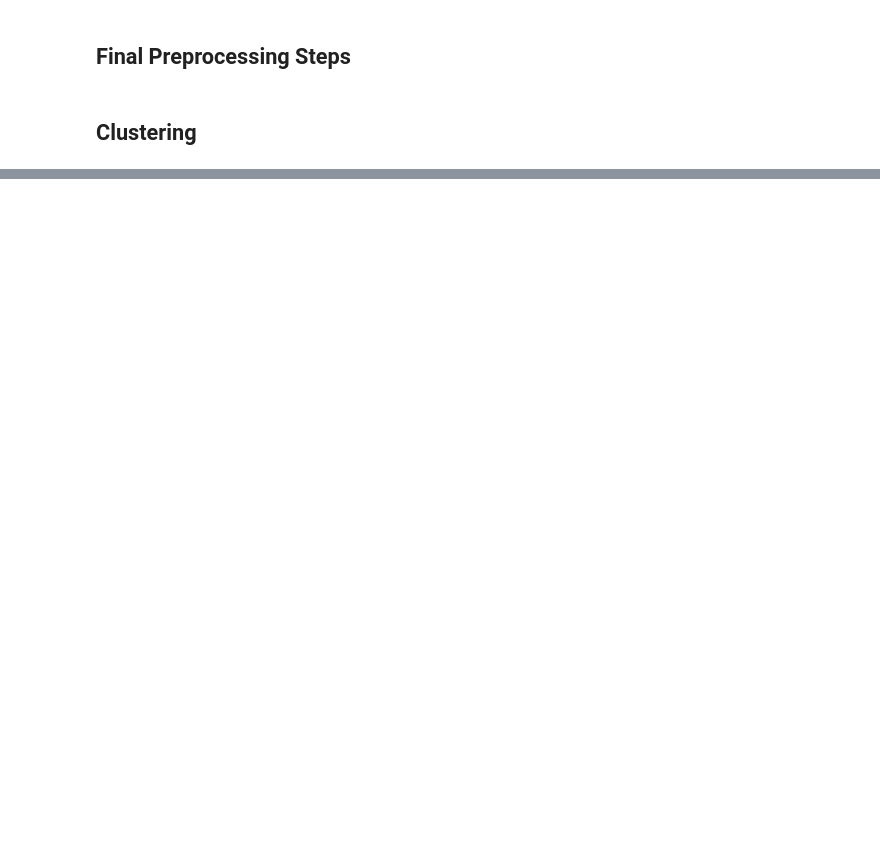
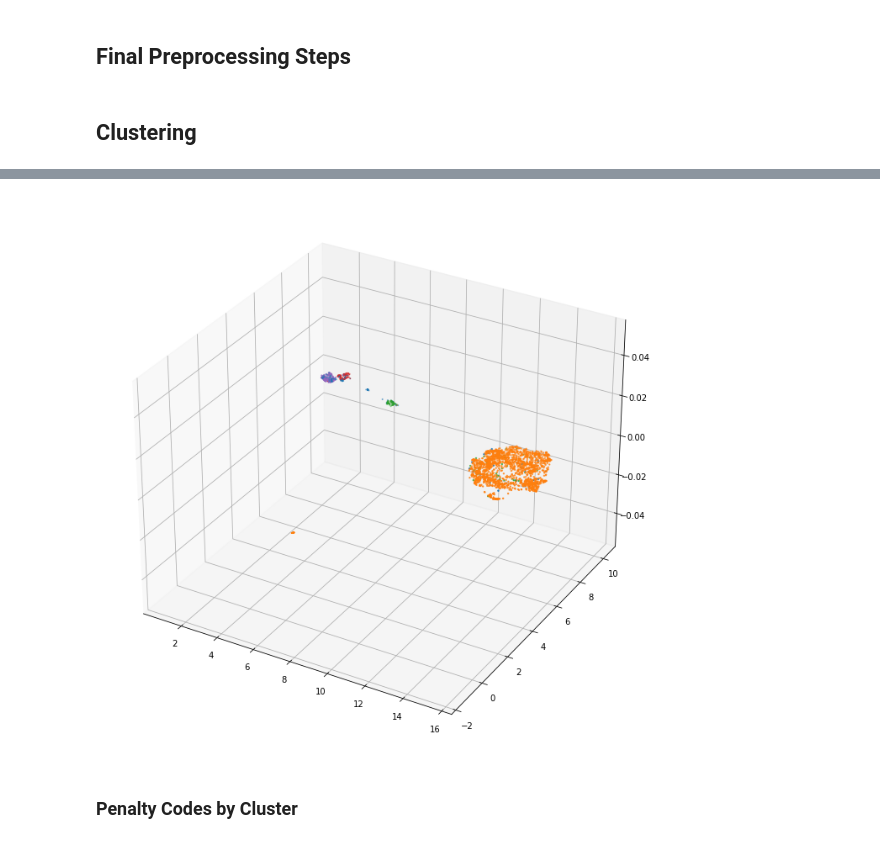
Before and after one commit to egrace479/NFL-BDB-2022, a Jupyter notebook: field_goal_clustering.ipynb, the cells around one changed output, grey strips where cells are left out. Cells and saved outputs as stored; diff of their text form; code cells hidden in the pictures; blank space fills up the shorter version.

```diff
--- a/field_goal_clustering.ipynb
+++ b/field_goal_clustering.ipynb
@@ -169,0 +238,21 @@ Name: specialTeamsResult, dtype: int64
+# %%
+numerical_embedding = clf.numerical_umap_.fit_transform(X)
+categorical_embedding = clf.categorical_umap_.fit_transform(X)
+# %%
+numerical_df = pd.DataFrame(numerical_embedding, columns=['x','y','z'])
+# %%
+numerical_df['cluster_id'] = clf.score()
+# %%
+groups = numerical_df.groupby('cluster_id')
+# %%
+fig = plt.figure(figsize=(12,12))
+ax = fig.add_subplot(projection='3d')
+
+for name, group in groups:
+    plt.scatter(group.x, group.y, group.z, marker='.', label=name)
+
+plt.savefig('umap_embedding.png')
+# %% [output]
+[figure, added]
+# %% [markdown]
+### Penalty Codes by Cluster
```
Also changed, not shown: parts of 44 cells of this notebook.
